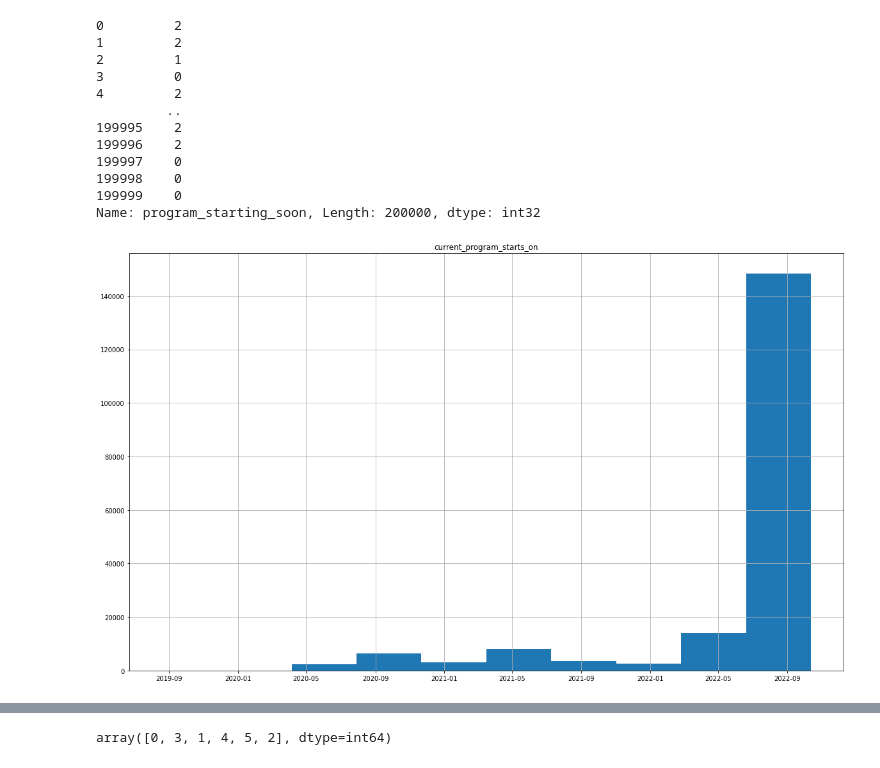
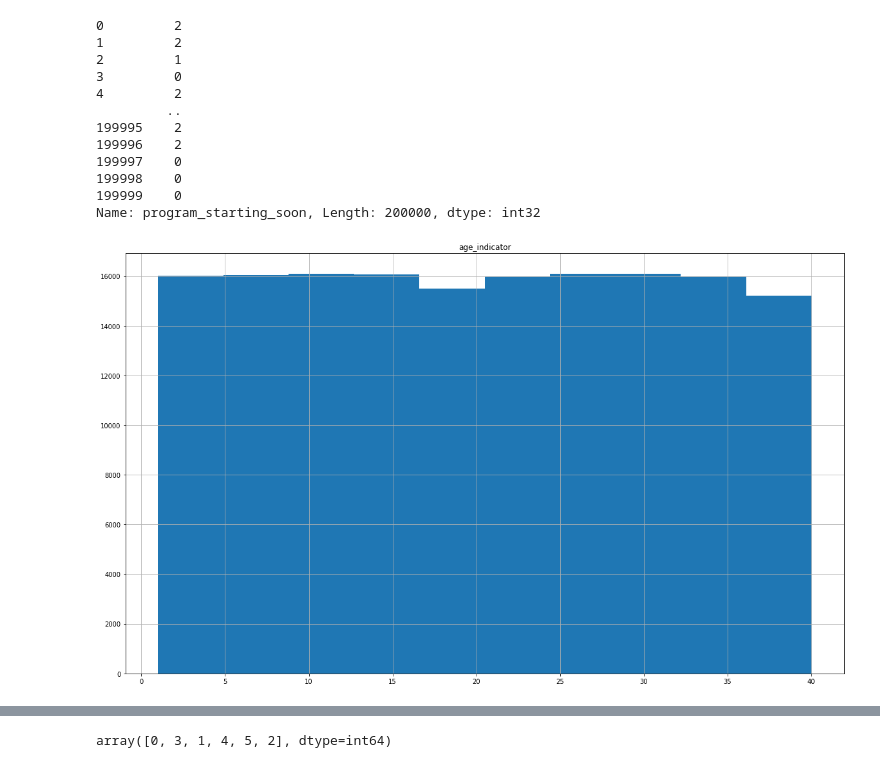
Before and after one commit to endovitskayaV/netology, a Jupyter notebook: explore.ipynb, the cells around one changed output, grey strips where cells are left out. Cells and saved outputs as stored; diff of their text form; code cells hidden in the pictures.

```diff
--- a/explore.ipynb
+++ b/explore.ipynb
@@ -114,9 +239,9 @@ df.program_starting_soon
 199999    0
 Name: program_starting_soon, Length: 200000, dtype: int32
 # %%
-_ = df[["current_program_starts_on"]].hist(figsize=(20,12))
+_ = df[["age_indicator"]].hist(figsize=(20,12))
 # %% [output]
-[figure, old version]
+[figure, new version]
 # %%
 df.program_id.unique()
 # %% [output]
```
Also changed, not shown: parts of 17 cells of this notebook, 6 other files.
